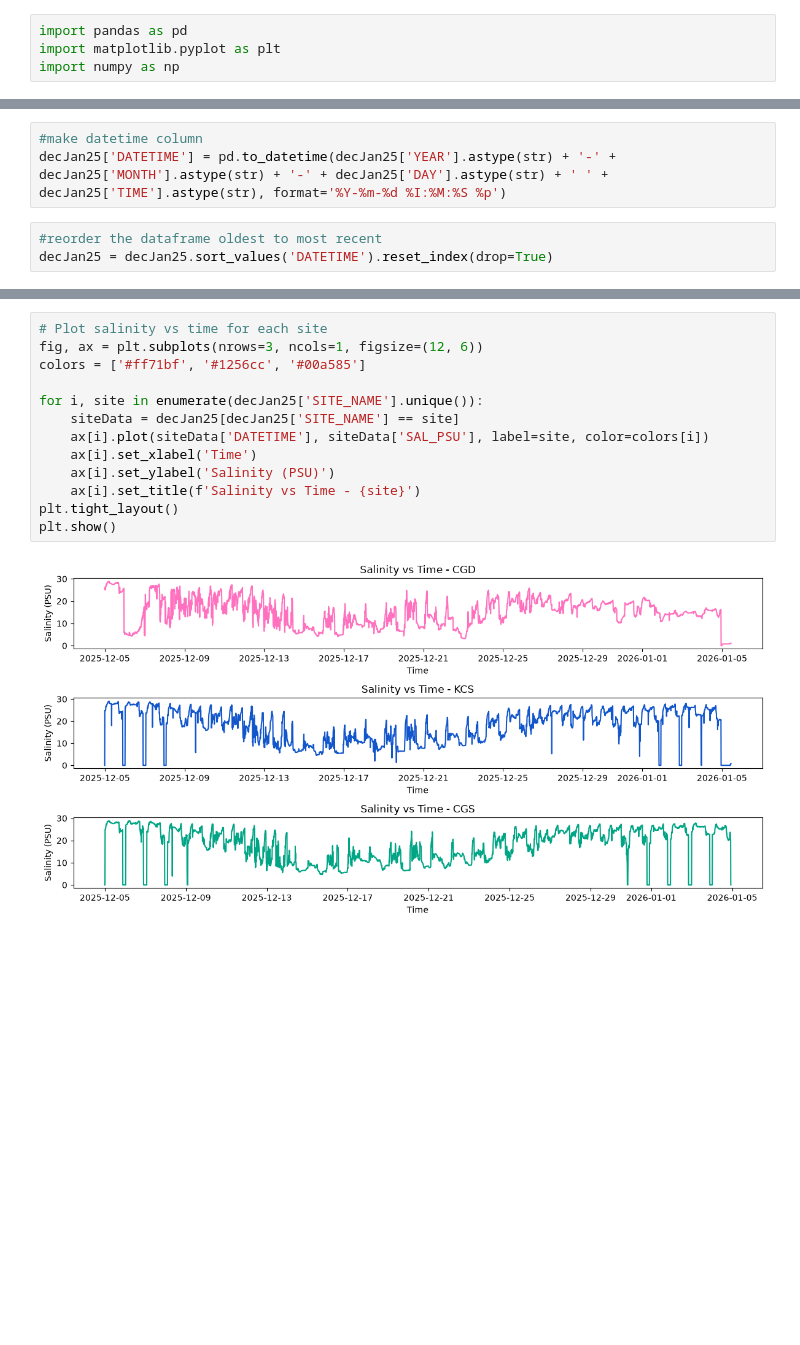
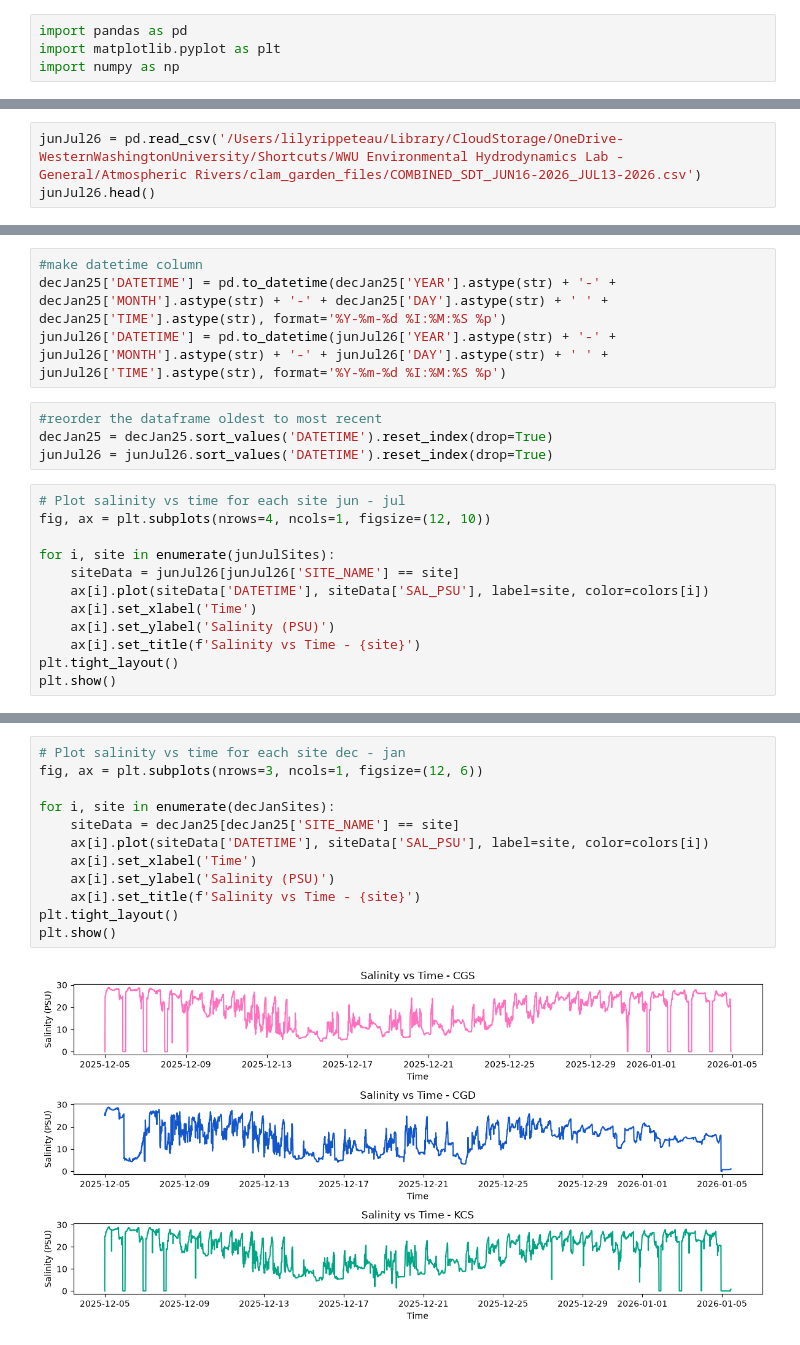
Before and after one commit to rippetl/atmospheric-rivers-skagit-bay, a Jupyter notebook: swinomish_sensor_data_viz.ipynb, the cells around one changed output, grey strips where cells are left out. Saved outputs shown, nothing was run; the diff lists cells and outputs as text; blank space fills up the shorter version.

```diff
--- a/swinomish_sensor_data_viz.ipynb
+++ b/swinomish_sensor_data_viz.ipynb
@@ -14,0 +9,3 @@ decJan25.head()
+# %%
+junJul26 = pd.read_csv('/Users/lilyrippeteau/Library/CloudStorage/OneDrive-WesternWashingtonUniversity/Shortcuts/WWU Environmental Hydrodynamics Lab - General/Atmospheric Rivers/clam_garden_files/COMBINED_SDT_JUN16-2026_JUL13-2026.csv')
+junJul26.head()
@@ -15,6 +29,20 @@ decJan25.head()
 # %%
 #make datetime column
 decJan25['DATETIME'] = pd.to_datetime(decJan25['YEAR'].astype(str) + '-' + decJan25['MONTH'].astype(str) + '-' + decJan25['DAY'].astype(str) + ' ' + decJan25['TIME'].astype(str), format='%Y-%m-%d %I:%M:%S %p')
+junJul26['DATETIME'] = pd.to_datetime(junJul26['YEAR'].astype(str) + '-' + junJul26['MONTH'].astype(str) + '-' + junJul26['DAY'].astype(str) + ' ' + junJul26['TIME'].astype(str), format='%Y-%m-%d %I:%M:%S %p')
 # %%
 #reorder the dataframe oldest to most recent
 decJan25 = decJan25.sort_values('DATETIME').reset_index(drop=True)
+junJul26 = junJul26.sort_values('DATETIME').reset_index(drop=True)
+# %%
+# Plot salinity vs time for each site jun - jul
+fig, ax = plt.subplots(nrows=4, ncols=1, figsize=(12, 10))
+
+for i, site in enumerate(junJulSites):
+    siteData = junJul26[junJul26['SITE_NAME'] == site]
+    ax[i].plot(siteData['DATETIME'], siteData['SAL_PSU'], label=site, color=colors[i])
+    ax[i].set_xlabel('Time')
+    ax[i].set_ylabel('Salinity (PSU)')
+    ax[i].set_title(f'Salinity vs Time - {site}')
+plt.tight_layout()
+plt.show()
@@ -21,15 +51,14 @@ decJan25 = decJan25.sort_values('DATETIME').reset_index(drop=True)
 # %%
-# Plot salinity vs time for each site
+# Plot salinity vs time for each site dec - jan
 fig, ax = plt.subplots(nrows=3, ncols=1, figsize=(12, 6))
-colors = ['#ff71bf', '#1256cc', '#00a585']
 
-for i, site in enumerate(decJan25['SITE_NAME'].unique()):
+for i, site in enumerate(decJanSites):
     siteData = decJan25[decJan25['SITE_NAME'] == site]
     ax[i].plot(siteData['DATETIME'], siteData['SAL_PSU'], label=site, color=colors[i])
     ax[i].set_xlabel('Time')
     ax[i].set_ylabel('Salinity (PSU)')
     ax[i].set_title(f'Salinity vs Time - {site}')
 plt.tight_layout()
 plt.show()
 # %% [output]
-[figure, old version]
+[figure, new version]
```
Also changed, not shown: parts of 9 cells of this notebook.
